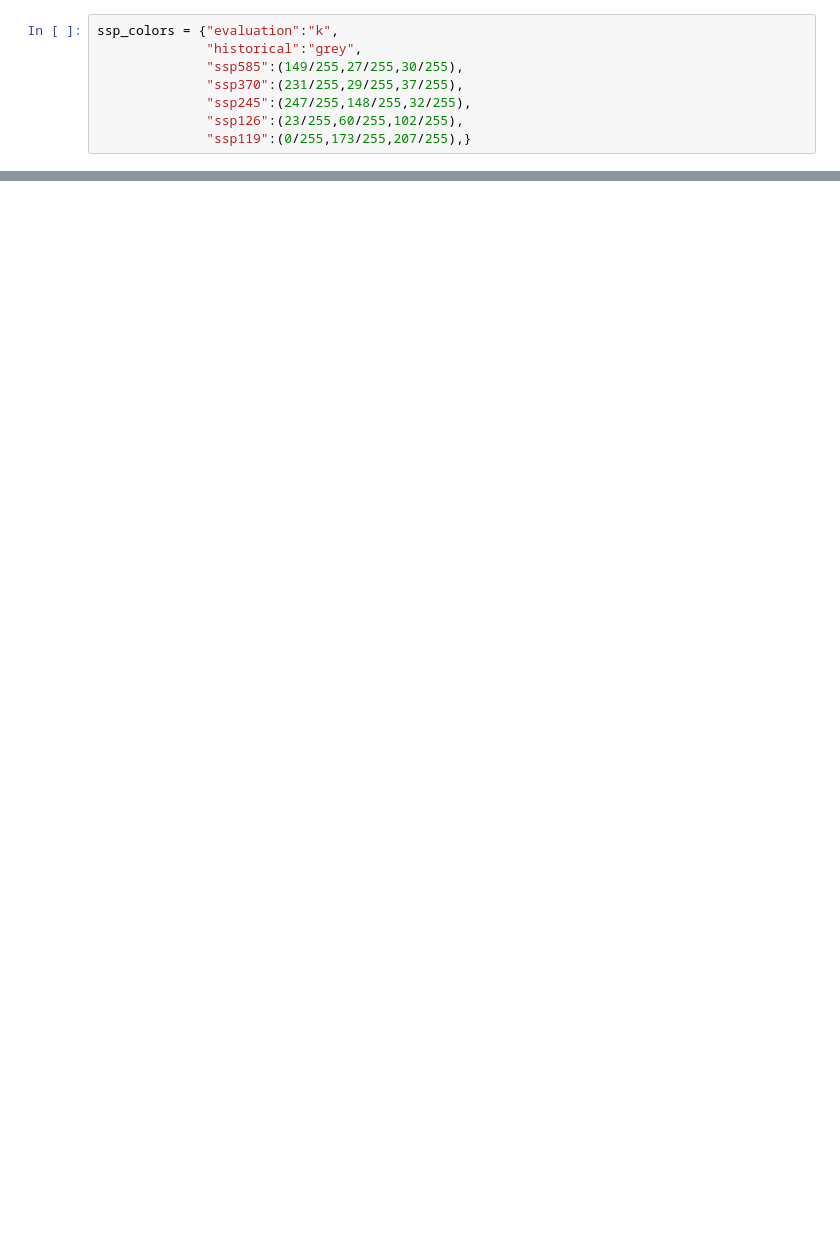
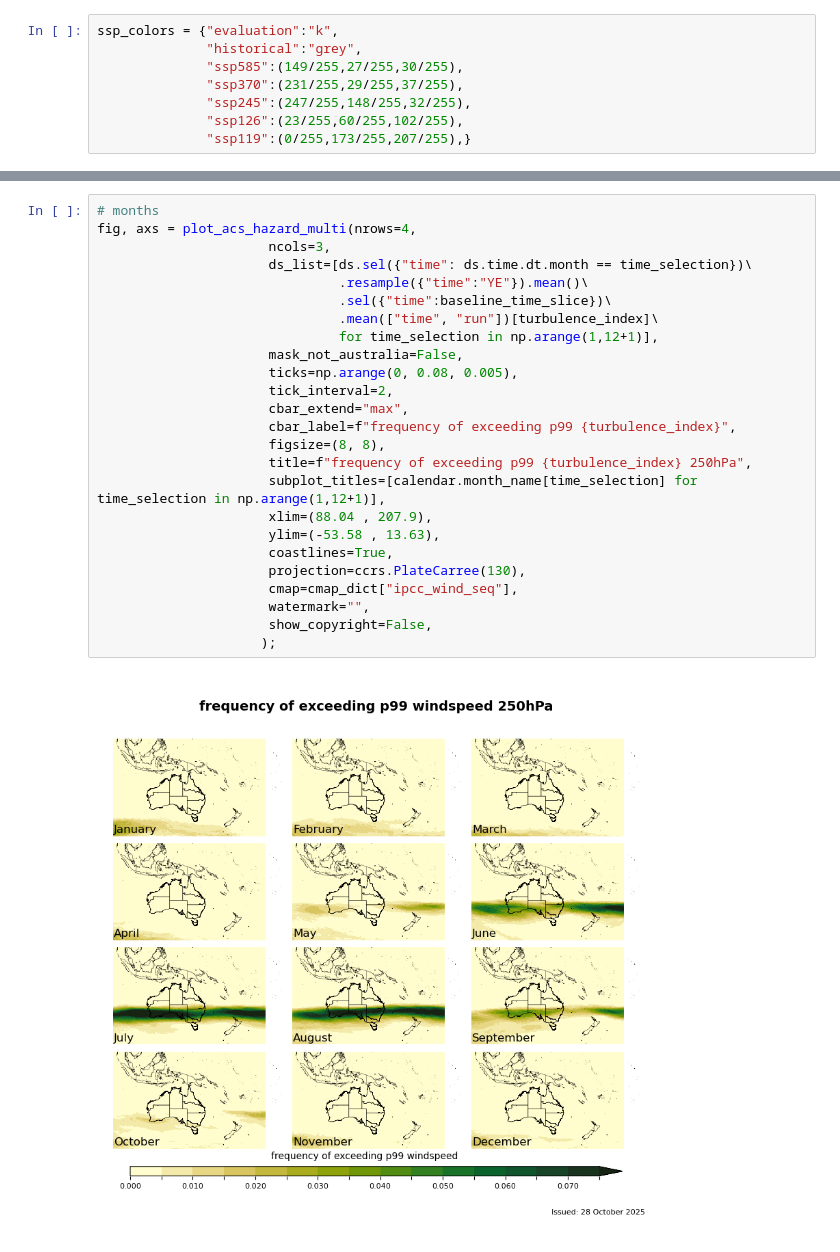
Before and after one commit to xenct/turbulence_AUSCAT, a Jupyter notebook: MOG_plots.ipynb, the cells around one changed output, grey strips where cells are left out. Cells and saved outputs as stored; diff of their text form; blank space fills up the shorter version.

```diff
--- a/MOG_plots.ipynb
+++ b/MOG_plots.ipynb
@@ -148,0 +260,27 @@ sns.lineplot(df, x="time", y="rolling_5y", hue="experiment", errorbar=('ci', 100
+# %%
+# months
+fig, axs = plot_acs_hazard_multi(nrows=4,
+                      ncols=3,
+                      ds_list=[ds.sel({"time": ds.time.dt.month == time_selection})\
+                               .resample({"time":"YE"}).mean()\
+                               .sel({"time":baseline_time_slice})\
+                               .mean(["time", "run"])[turbulence_index]\
+                               for time_selection in np.arange(1,12+1)],
+                      mask_not_australia=False,
+                      ticks=np.arange(0, 0.08, 0.005),
+                      tick_interval=2,
+                      cbar_extend="max",
+                      cbar_label=f"frequency of exceeding p99 {turbulence_index}",
+                      figsize=(8, 8),
+                      title=f"frequency of exceeding p99 {turbulence_index} 250hPa",
+                      subplot_titles=[calendar.month_name[time_selection] for time_selection in np.arange(1,12+1)],
+                      xlim=(88.04 , 207.9),
+                      ylim=(-53.58 , 13.63),
+                      coastlines=True,
+                      projection=ccrs.PlateCarree(130),
+                      cmap=cmap_dict["ipcc_wind_seq"],
+                      watermark="",
+                      show_copyright=False,
+                     );
+# %% [output]
+[figure, added]
```
Also changed, not shown: parts of 22 cells of this notebook.
